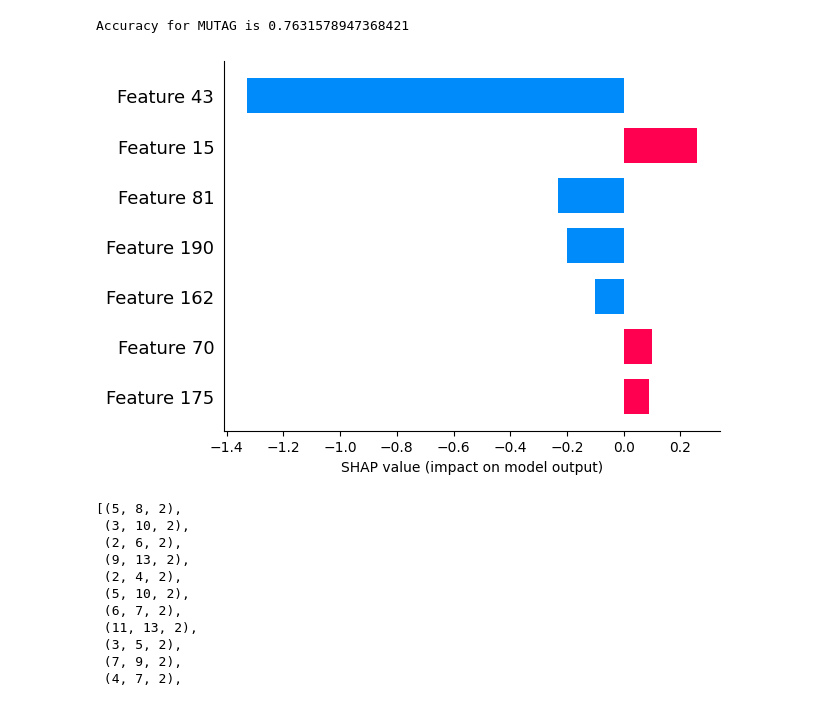
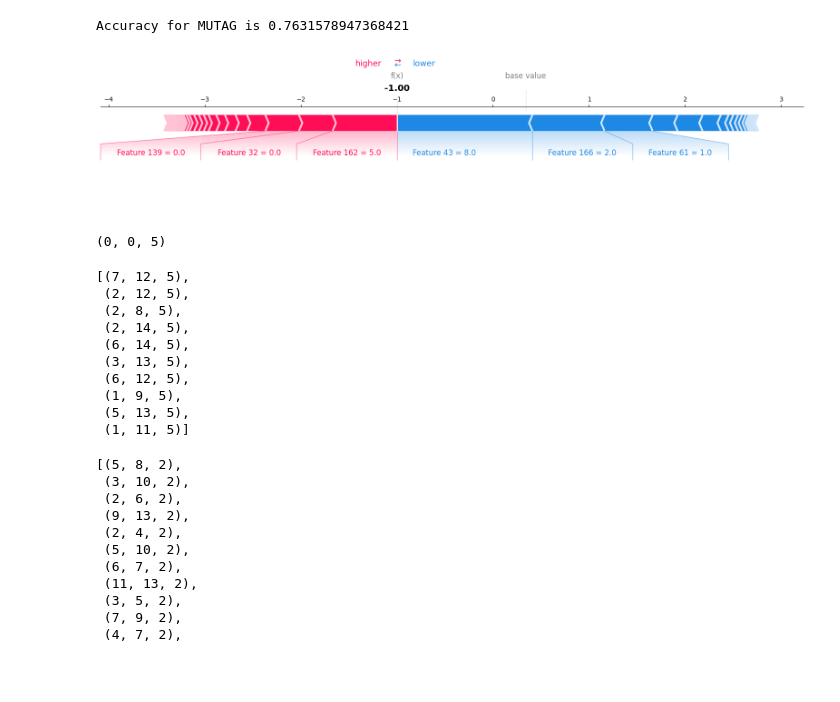
Before and after one commit to congrendai/MSc_Individual_Project, a Jupyter notebook: model.ipynb, the cells around one changed output. Saved outputs shown, nothing was run; the diff lists cells and outputs as text; code cells hidden in the pictures; blank space fills up the shorter version.

```diff
--- a/model.ipynb
+++ b/model.ipynb
@@ -7,9 +7,26 @@ SP = Model("MUTAG", ShortestPath, "SVM")
 # %% [output]
 Accuracy for MUTAG is 0.7631578947368421
 # %%
-SP.bar_plot(0)
+SP.force_plot(0)
 # %% [output]
-[figure, old version]
+[figure, new version]
+# %%
+SP.kernel.attributes[139]
+# %% [output]
+(0, 0, 5)
+# %%
+SP.find_features(0, 139)
+# %% [output]
+[(7, 12, 5),
+ (2, 12, 5),
+ (2, 8, 5),
+ (2, 14, 5),
+ (6, 14, 5),
+ (3, 13, 5),
+ (6, 12, 5),
+ (1, 9, 5),
+ (5, 13, 5),
+ (1, 11, 5)]
 # %%
 import networkx as nx
 # %%
```
Also changed, not shown: parts of 1 cell of this notebook, 2 other files.
